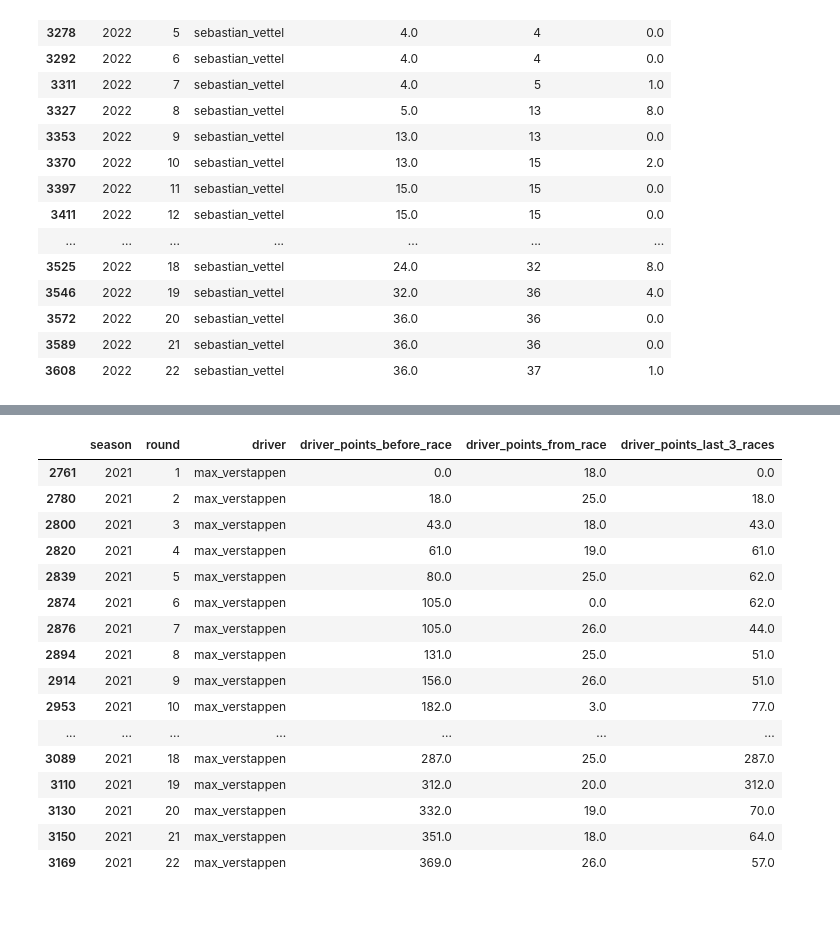
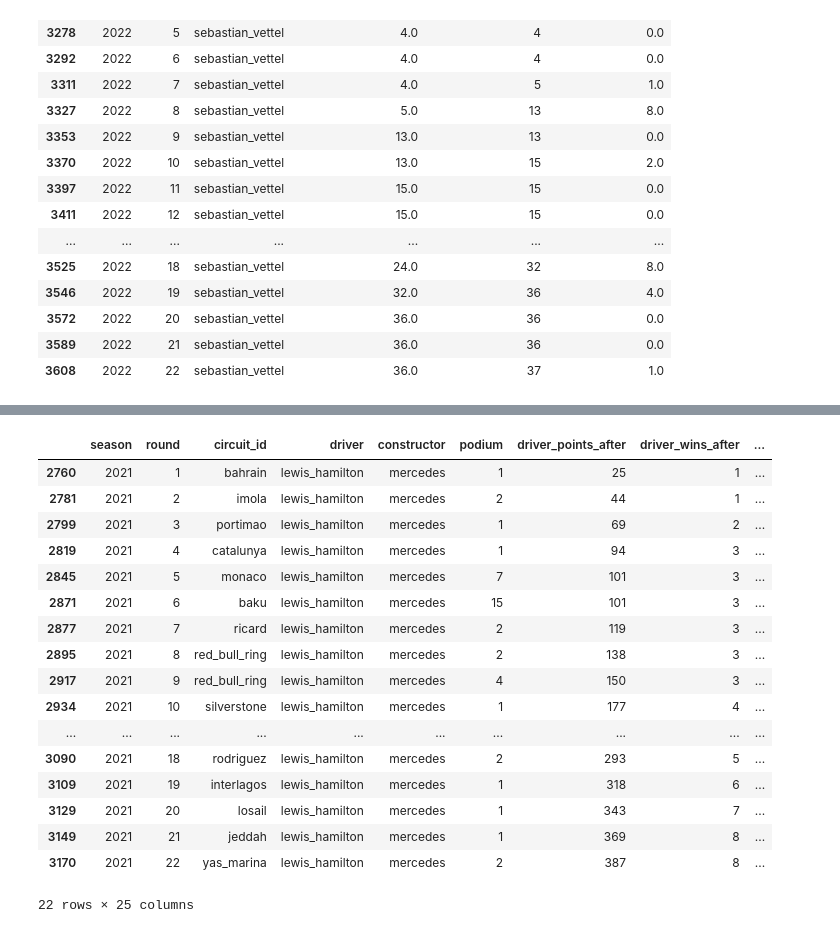
Before and after one commit to ollyjc99/f1-analytics, a Jupyter notebook: data processing/data-processing.ipynb, the cells around one changed output, grey strips where cells are left out. Drawn from its saved outputs; the diff is of its cells as text; code cells hidden in the pictures.

Commit message:
Finished fixing data processing

```diff
--- a/data processing/data-processing.ipynb
+++ b/data processing/data-processing.ipynb
@@ -266,3 +166,56 @@ df['driver_points_before_race'] = points_before_race
+# %%
+points_last_3 = {
+    'season': [],
+    'round': [],
+    'driver': [],
+    'driver_last_3': [],
+    'constructor_last_3': []
+}
+# %%
+grouped = df3.groupby(['season'])
+
+for season, group in grouped:
+    drivers = group.driver.unique()
+    for driver in drivers:
+        q = group.query('driver ==@driver')
+        for index in list(range(len(q))):
+            points_last_3['season'].append(season)
+            points_last_3['round'].append(q.iloc[index]['round'])
+            points_last_3['driver'].append(driver)
+
+            last_3 = list(filter(lambda x : x >= 0, list(range(index-1, index-4, -1))))
+            if last_3 == []:
+                points_last_3['driver_last_3'].append(0.0)
+                points_last_3['constructor_last_3'].append(0.0)
+            else:
+                n = q.iloc[last_3]
+                points_last_3['driver_last_3'].append(n.driver_points_from.sum())
+                points_last_3['constructor_last_3'].append(n.constructor_points_from.sum())
+
+
+points_last_3 = pd.DataFrame(points_last_3)
+# %%
+df4 = pd.merge(df3, points_last_3, how='inner', on=['season', 'round', 'driver'])
+df4.query('season == 2021 & driver == "lewis_hamilton"')
+# %% [output]
+|  | season | round | circuit_id | driver | constructor | podium | driver_points_after | driver_wins_after | ... |
+| 2760 | 2021 | 1 | bahrain | lewis_hamilton | mercedes | 1 | 25 | 1 | ... |
+| 2781 | 2021 | 2 | imola | lewis_hamilton | mercedes | 2 | 44 | 1 | ... |
+| 2799 | 2021 | 3 | portimao | lewis_hamilton | mercedes | 1 | 69 | 2 | ... |
+| 2819 | 2021 | 4 | catalunya | lewis_hamilton | mercedes | 1 | 94 | 3 | ... |
+| 2845 | 2021 | 5 | monaco | lewis_hamilton | mercedes | 7 | 101 | 3 | ... |
+| 2871 | 2021 | 6 | baku | lewis_hamilton | mercedes | 15 | 101 | 3 | ... |
+| 2877 | 2021 | 7 | ricard | lewis_hamilton | mercedes | 2 | 119 | 3 | ... |
+| 2895 | 2021 | 8 | red_bull_ring | lewis_hamilton | mercedes | 2 | 138 | 3 | ... |
+| 2917 | 2021 | 9 | red_bull_ring | lewis_hamilton | mercedes | 4 | 150 | 3 | ... |
+| 2934 | 2021 | 10 | silverstone | lewis_hamilton | mercedes | 1 | 177 | 4 | ... |
+| ... | ... | ... | ... | ... | ... | ... | ... | ... | ... |
+| 3090 | 2021 | 18 | rodriguez | lewis_hamilton | mercedes | 2 | 293 | 5 | ... |
+| 3109 | 2021 | 19 | interlagos | lewis_hamilton | mercedes | 1 | 318 | 6 | ... |
+| 3129 | 2021 | 20 | losail | lewis_hamilton | mercedes | 1 | 343 | 7 | ... |
+| 3149 | 2021 | 21 | jeddah | lewis_hamilton | mercedes | 1 | 369 | 8 | ... |
+| 3170 | 2021 | 22 | yas_marina | lewis_hamilton | mercedes | 2 | 387 | 8 | ... |
+22 rows × 25 columns
 # %%
 ### Removing sprint races
 
@@ -280,20 +230,0 @@ testing = df[['season','round', 'driver', 'driver_points_before_race', 'driver_p
-# %%
-testing.query('season == 2021 & driver == "max_verstappen"')
-# %% [output]
-|  | season | round | driver | driver_points_before_race | driver_points_from_race | driver_points_last_3_races |
-| 2761 | 2021 | 1 | max_verstappen | 0.0 | 18.0 | 0.0 |
-| 2780 | 2021 | 2 | max_verstappen | 18.0 | 25.0 | 18.0 |
-| 2800 | 2021 | 3 | max_verstappen | 43.0 | 18.0 | 43.0 |
-| 2820 | 2021 | 4 | max_verstappen | 61.0 | 19.0 | 61.0 |
-| 2839 | 2021 | 5 | max_verstappen | 80.0 | 25.0 | 62.0 |
-| 2874 | 2021 | 6 | max_verstappen | 105.0 | 0.0 | 62.0 |
-| 2876 | 2021 | 7 | max_verstappen | 105.0 | 26.0 | 44.0 |
-| 2894 | 2021 | 8 | max_verstappen | 131.0 | 25.0 | 51.0 |
-| 2914 | 2021 | 9 | max_verstappen | 156.0 | 26.0 | 51.0 |
-| 2953 | 2021 | 10 | max_verstappen | 182.0 | 3.0 | 77.0 |
-| ... | ... | ... | ... | ... | ... | ... |
-| 3089 | 2021 | 18 | max_verstappen | 287.0 | 25.0 | 287.0 |
-| 3110 | 2021 | 19 | max_verstappen | 312.0 | 20.0 | 312.0 |
-| 3130 | 2021 | 20 | max_verstappen | 332.0 | 19.0 | 70.0 |
-| 3150 | 2021 | 21 | max_verstappen | 351.0 | 18.0 | 64.0 |
-| 3169 | 2021 | 22 | max_verstappen | 369.0 | 26.0 | 57.0 |
```
Also changed, not shown: parts of 15 cells of this notebook.
